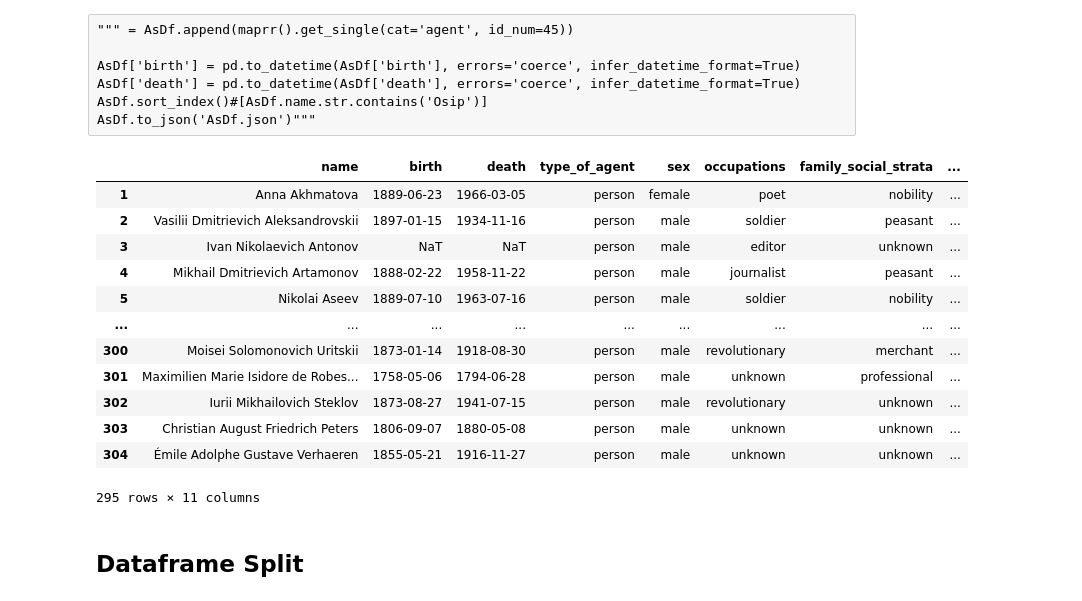
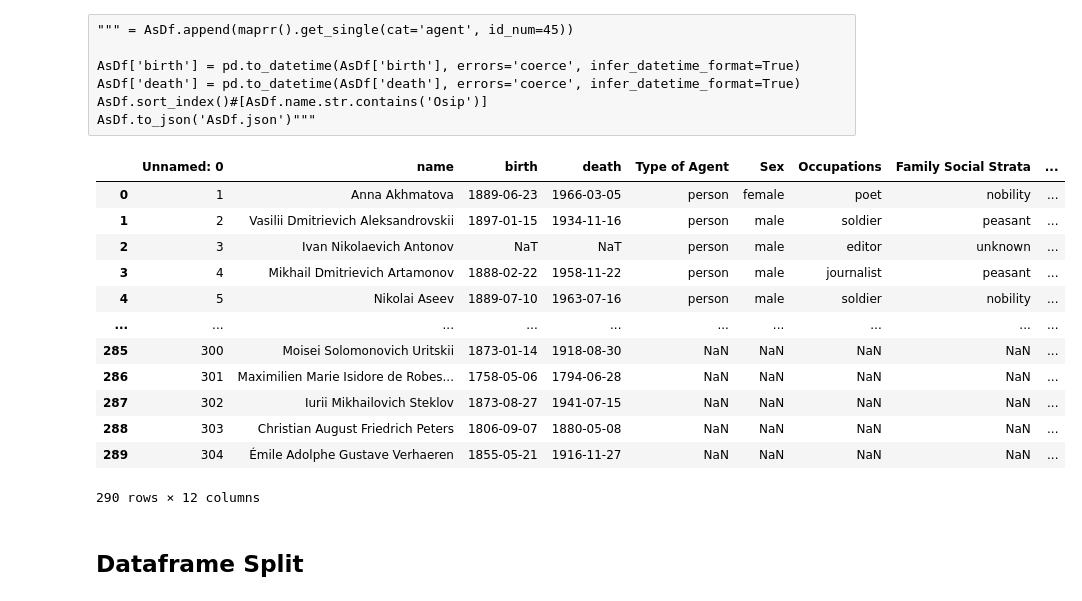
Before and after one commit to kollektivminds/mpgrr, a Jupyter notebook: maprr_intro.ipynb, the cells around one changed output. Drawn from its saved outputs; the diff is of its cells as text; code cells hidden in the pictures.

```diff
--- a/maprr_intro.ipynb
+++ b/maprr_intro.ipynb
@@ -563,24 +605,24 @@ AsDf['death'] = pd.to_datetime(AsDf['death'], errors='coerce', infer_datetime_fo
 AsDf.sort_index()#[AsDf.name.str.contains('Osip')]
 AsDf.to_json('AsDf.json')"""
 # %%
-AsDf = pd.read_json('AsDf.json')
+AsDf = pd.read_csv('AsDf.csv')
 AsDf['birth'] = pd.to_datetime(AsDf['birth'], errors='coerce', infer_datetime_format=True)
 AsDf['death'] = pd.to_datetime(AsDf['death'], errors='coerce', infer_datetime_format=True)
 AsDf
 # %% [output]
-|  | name | birth | death | type_of_agent | sex | occupations | family_social_strata | ... |
-| 1 | Anna Akhmatova | 1889-06-23 | 1966-03-05 | person | female | poet | nobility | ... |
-| 2 | Vasilii Dmitrievich Aleksandrovskii | 1897-01-15 | 1934-11-16 | person | male | soldier | peasant | ... |
-| 3 | Ivan Nikolaevich Antonov | NaT | NaT | person | male | editor | unknown | ... |
-| 4 | Mikhail Dmitrievich Artamonov | 1888-02-22 | 1958-11-22 | person | male | journalist | peasant | ... |
-| 5 | Nikolai Aseev | 1889-07-10 | 1963-07-16 | person | male | soldier | nobility | ... |
-| ... | ... | ... | ... | ... | ... | ... | ... | ... |
-| 300 | Moisei Solomonovich Uritskii | 1873-01-14 | 1918-08-30 | person | male | revolutionary | merchant | ... |
-| 301 | Maximilien Marie Isidore de Robes... | 1758-05-06 | 1794-06-28 | person | male | unknown | professional | ... |
-| 302 | Iurii Mikhailovich Steklov | 1873-08-27 | 1941-07-15 | person | male | revolutionary | unknown | ... |
-| 303 | Christian August Friedrich Peters | 1806-09-07 | 1880-05-08 | person | male | unknown | unknown | ... |
-| 304 | Émile Adolphe Gustave Verhaeren | 1855-05-21 | 1916-11-27 | person | male | unknown | unknown | ... |
+|  | Unnamed: 0 | name | birth | death | Type of Agent | Sex | Occupations | Family Social Strata | ... |
+| 0 | 1 | Anna Akhmatova | 1889-06-23 | 1966-03-05 | person | female | poet | nobility | ... |
+| 1 | 2 | Vasilii Dmitrievich Aleksandrovskii | 1897-01-15 | 1934-11-16 | person | male | soldier | peasant | ... |
+| 2 | 3 | Ivan Nikolaevich Antonov | NaT | NaT | person | male | editor | unknown | ... |
+| 3 | 4 | Mikhail Dmitrievich Artamonov | 1888-02-22 | 1958-11-22 | person | male | journalist | peasant | ... |
+| 4 | 5 | Nikolai Aseev | 1889-07-10 | 1963-07-16 | person | male | soldier | nobility | ... |
+| ... | ... | ... | ... | ... | ... | ... | ... | ... | ... |
+| 285 | 300 | Moisei Solomonovich Uritskii | 1873-01-14 | 1918-08-30 | NaN | NaN | NaN | NaN | ... |
+| 286 | 301 | Maximilien Marie Isidore de Robes... | 1758-05-06 | 1794-06-28 | NaN | NaN | NaN | NaN | ... |
+| 287 | 302 | Iurii Mikhailovich Steklov | 1873-08-27 | 1941-07-15 | NaN | NaN | NaN | NaN | ... |
+| 288 | 303 | Christian August Friedrich Peters | 1806-09-07 | 1880-05-08 | NaN | NaN | NaN | NaN | ... |
+| 289 | 304 | Émile Adolphe Gustave Verhaeren | 1855-05-21 | 1916-11-27 | NaN | NaN | NaN | NaN | ... |
-295 rows × 11 columns
+290 rows × 12 columns
 # %% [markdown]
 ## Dataframe Split
 # %% [markdown]
```
Also changed, not shown: parts of 18 cells of this notebook, 1 other file.
